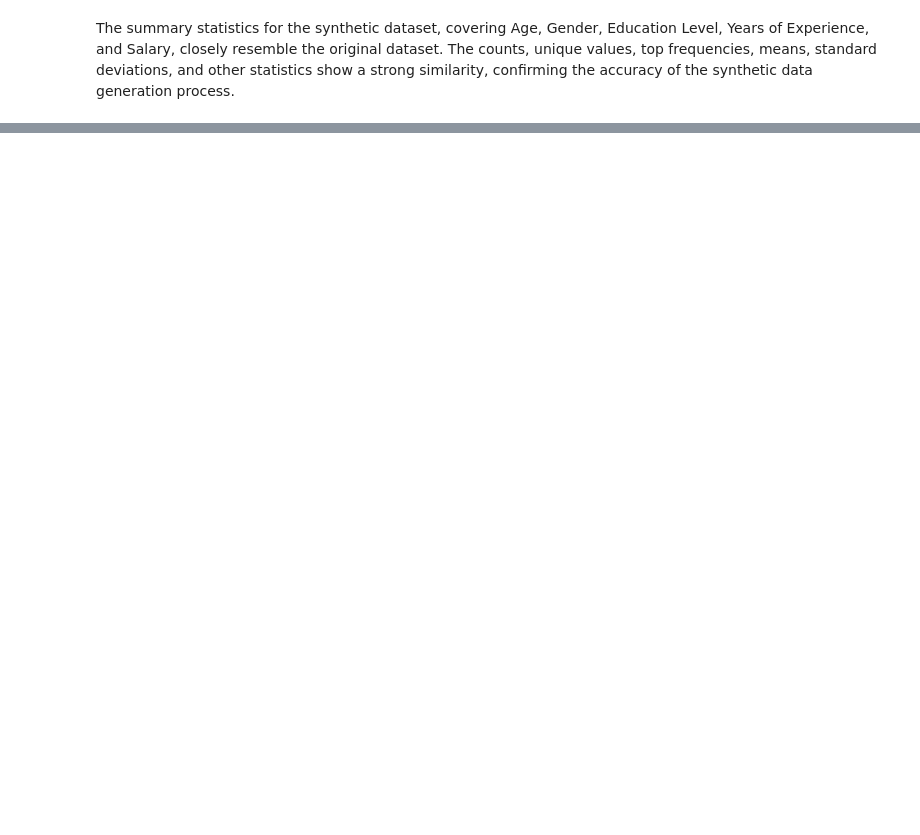
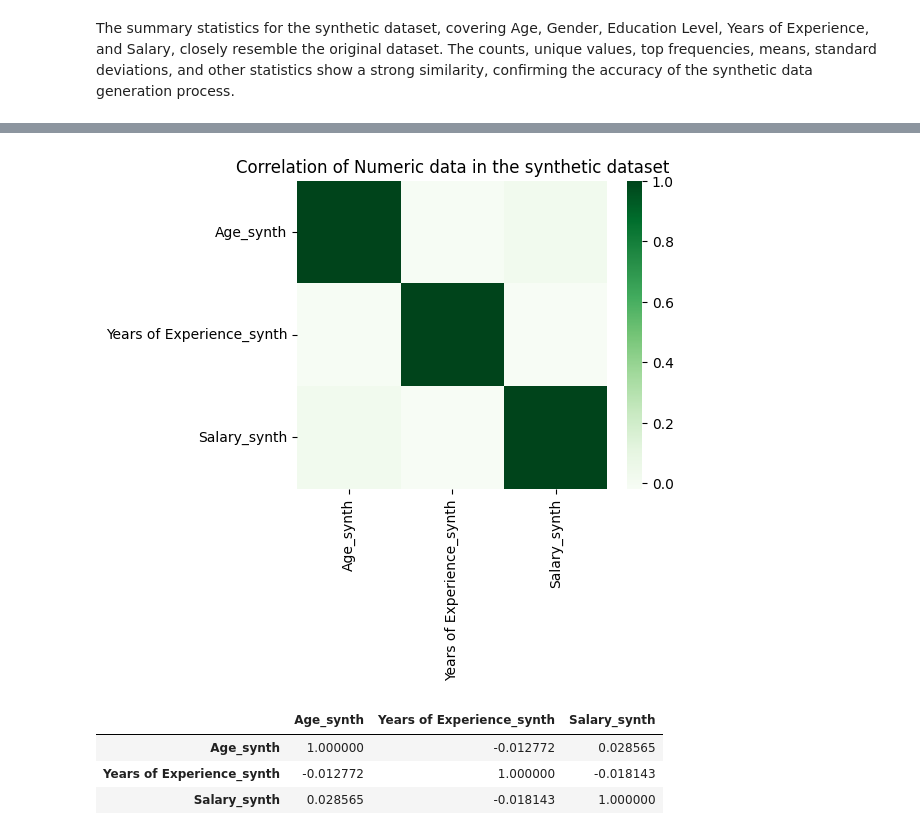
Before and after one commit to noyo0/ProgrammingForDataAnalysis, a Jupyter notebook: Project1/Project1.ipynb, the cells around one changed output, grey strips where cells are left out. Saved outputs shown, nothing was run; the diff lists cells and outputs as text; code cells hidden in the pictures; blank space fills up the shorter version.

```diff
--- a/Project1/Project1.ipynb
+++ b/Project1/Project1.ipynb
@@ -922 +936,15 @@ plt.show()
+# %%
+# Calculate correlations between Numeric data in the synthetic dataset
+plotCorr=df_synth[['Age_synth','Years of Experience_synth','Salary_synth']].corr() # select numeric variables (.corr() does not support categorical data)
+plt.figure(figsize=(5, 4)) # set plot size
+sns.heatmap(plotCorr, cmap='Greens') # render heatmap to visualise correlation between variables (ref: https://seaborn.pydata.org/generated/seaborn.heatmap.html)
+plt.title("Correlation of Numeric data in the synthetic dataset")
+plt.show()
+plotCorr # display the correlation matrix
+# %% [output]
+[figure, added]
+|  | Age_synth | Years of Experience_synth | Salary_synth |
+| Age_synth | 1.000000 | -0.012772 | 0.028565 |
+| Years of Experience_synth | -0.012772 | 1.000000 | -0.018143 |
+| Salary_synth | 0.028565 | -0.018143 | 1.000000 |
 # %%
```
Also changed, not shown: parts of 40 cells of this notebook, 1 other file.
